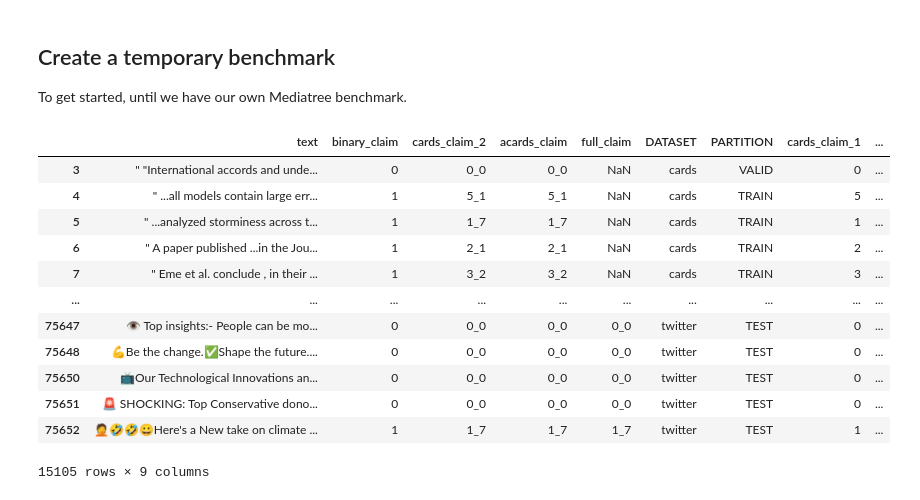
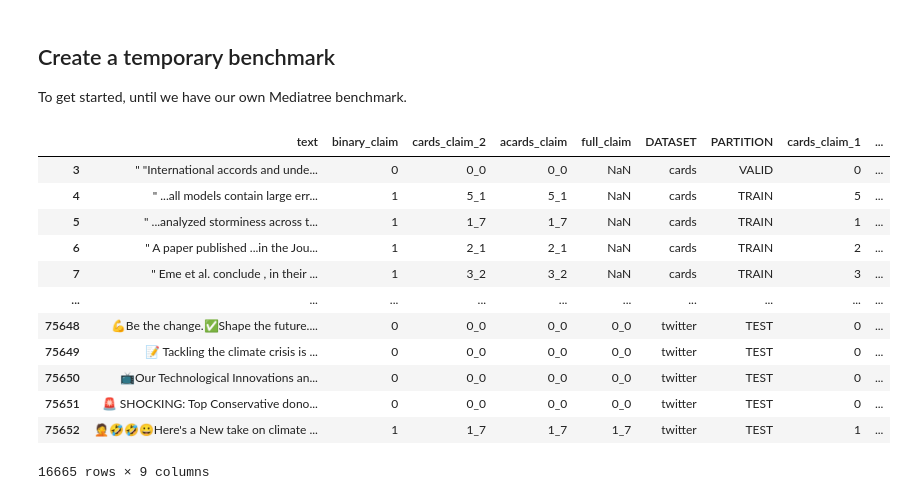
Before and after one commit to dataforgoodfr/climateguard, a Jupyter notebook: notebooks/benchmark/cards_eda.ipynb, the cells around one changed output. Drawn from its saved outputs; the diff is of its cells as text; code cells hidden in the pictures.

```diff
--- a/notebooks/benchmark/cards_eda.ipynb
+++ b/notebooks/benchmark/cards_eda.ipynb
@@ -214,41 +230,40 @@ benchmark = df
 # %%
 # Claims from the class `0` (no contrarian claim) often have nothing to do with climate, such as:
 # > If you drive regularly along Route 100 in Howard County, you might notice the lighting is a little dimmer than it used to be
 # To avoid making the classification too easy, we only sample examples that contain some climate-related keywords
 
 # I asked ChatGPT to generate these
 climate_keywords = [
-    "climate change",
+    "climate",
     "global warming",
     "greenhouse",
     "carbon",
     "sustainability",
     "ecosystem",
     "biodiversity",
     "renewable energy",
-    "climate policy",
     "adaptation and mitigation",
 ]
 # Remove claims that are too easy to classify
 mask_to_drop = (benchmark["cards_claim_1"] == "0") & ~benchmark[
     "text"
 ].str.lower().str.contains("|".join(climate_keywords), regex=True)
 benchmark = benchmark.drop(mask_to_drop[mask_to_drop].index)
 benchmark
 # %% [output]
 |  | text | binary_claim | cards_claim_2 | acards_claim | full_claim | DATASET | PARTITION | cards_claim_1 | ... |
 | 3 | " "International accords and unde... | 0 | 0_0 | 0_0 | NaN | cards | VALID | 0 | ... |
 | 4 | " ...all models contain large err... | 1 | 5_1 | 5_1 | NaN | cards | TRAIN | 5 | ... |
 | 5 | " ...analyzed storminess across t... | 1 | 1_7 | 1_7 | NaN | cards | TRAIN | 1 | ... |
 | 6 | " A paper published ...in the Jou... | 1 | 2_1 | 2_1 | NaN | cards | TRAIN | 2 | ... |
 | 7 | " Eme et al. conclude , in their ... | 1 | 3_2 | 3_2 | NaN | cards | TRAIN | 3 | ... |
 | ... | ... | ... | ... | ... | ... | ... | ... | ... | ... |
-| 75647 | 👁 Top insights:- People can be mo... | 0 | 0_0 | 0_0 | 0_0 | twitter | TEST | 0 | ... |
 | 75648 | 💪Be the change.✅Shape the future.... | 0 | 0_0 | 0_0 | 0_0 | twitter | TEST | 0 | ... |
+| 75649 | 📝 Tackling the climate crisis is ... | 0 | 0_0 | 0_0 | 0_0 | twitter | TEST | 0 | ... |
 | 75650 | 📺Our Technological Innovations an... | 0 | 0_0 | 0_0 | 0_0 | twitter | TEST | 0 | ... |
 | 75651 | 🚨 SHOCKING: Top Conservative dono... | 0 | 0_0 | 0_0 | 0_0 | twitter | TEST | 0 | ... |
 | 75652 | 🤦🤣🤣😀Here's a New take on climate ... | 1 | 1_7 | 1_7 | 1_7 | twitter | TEST | 1 | ... |
-15105 rows × 9 columns
+16665 rows × 9 columns
 # %%
 # Since the authors mention that the test set from CARDS is the only one to be noise-free, we'll sample only from the test set
 # The twitter split should be noise-free too
```
Also changed, not shown: parts of 6 cells of this notebook, 1 other file.
